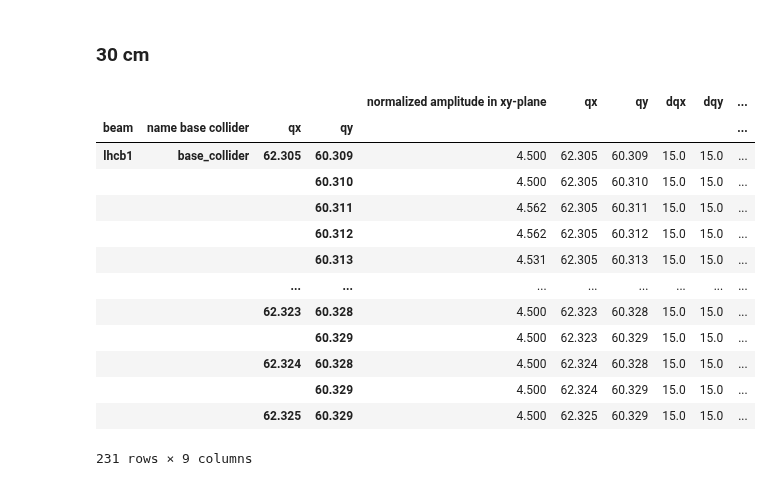
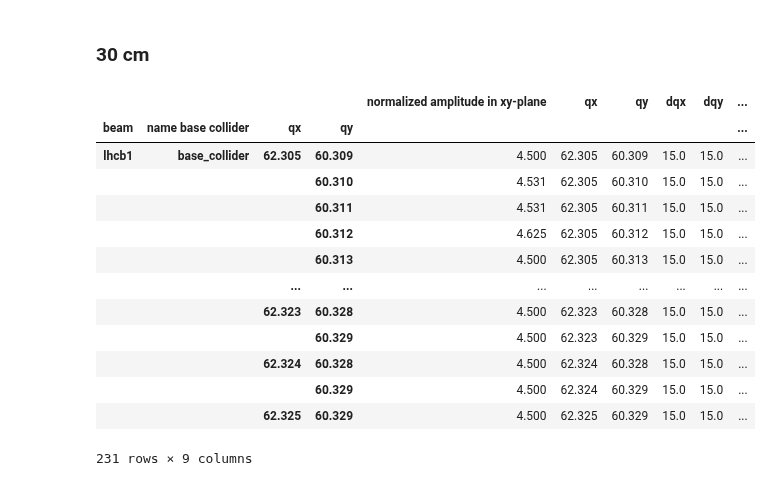
Before and after one commit to ColasDroin/DA_study_boilerplate, a Jupyter notebook: master_study/analysis/tune_scan/tune_scan_20_30cm.ipynb, the cells around one changed output. Saved outputs shown, nothing was run; the diff lists cells and outputs as text; code cells hidden in the pictures.

```diff
--- a/master_study/analysis/tune_scan/tune_scan_20_30cm.ipynb
+++ b/master_study/analysis/tune_scan/tune_scan_20_30cm.ipynb
@@ -19,30 +19,30 @@ analysis_functions.apply_heatmap_style()
 ### 30 cm
 # %%
 # Define study
-STUDY_NAME = "tune_scan_30cm"
+STUDY_NAME = "tune_scan_30cm_lower_emittance"
 COLLIDER = "base_collider"
 PARQUET_PATH = f"../../scans/{STUDY_NAME}/da.parquet"
 CONF_MAD_PATH = f"../../scans/{STUDY_NAME}/{COLLIDER}/config.yaml"
 CONF_COLLIDER_PATH = f"../../scans/{STUDY_NAME}/{COLLIDER}/xtrack_0016/config.yaml"
 
 # SAve study on EOS
 SAVE_STUDY_EOS = False
 # Load dataframe
 df = pd.read_parquet(f"../../scans/{STUDY_NAME}/da.parquet")
 
 # Round all numbers to 3 decimals
 df = df.round(3)
 
 
 df
 # %% [output]
 |  |  |  |  | normalized amplitude in xy-plane | qx | qy | dqx | dqy | ... |
 | beam | name base collider | qx | qy |  |  |  |  |  | ... |
 | lhcb1 | base_collider | 62.305 | 60.309 | 4.500 | 62.305 | 60.309 | 15.0 | 15.0 | ... |
-|  |  |  | 60.310 | 4.500 | 62.305 | 60.310 | 15.0 | 15.0 | ... |
-|  |  |  | 60.311 | 4.562 | 62.305 | 60.311 | 15.0 | 15.0 | ... |
-|  |  |  | 60.312 | 4.562 | 62.305 | 60.312 | 15.0 | 15.0 | ... |
-|  |  |  | 60.313 | 4.531 | 62.305 | 60.313 | 15.0 | 15.0 | ... |
+|  |  |  | 60.310 | 4.531 | 62.305 | 60.310 | 15.0 | 15.0 | ... |
+|  |  |  | 60.311 | 4.531 | 62.305 | 60.311 | 15.0 | 15.0 | ... |
+|  |  |  | 60.312 | 4.625 | 62.305 | 60.312 | 15.0 | 15.0 | ... |
+|  |  |  | 60.313 | 4.500 | 62.305 | 60.313 | 15.0 | 15.0 | ... |
 |  |  | ... | ... | ... | ... | ... | ... | ... | ... |
 |  |  | 62.323 | 60.328 | 4.500 | 62.323 | 60.328 | 15.0 | 15.0 | ... |
 |  |  |  | 60.329 | 4.500 | 62.323 | 60.329 | 15.0 | 15.0 | ... |
```
Also changed, not shown: parts of 2 cells of this notebook, 1 other file.
